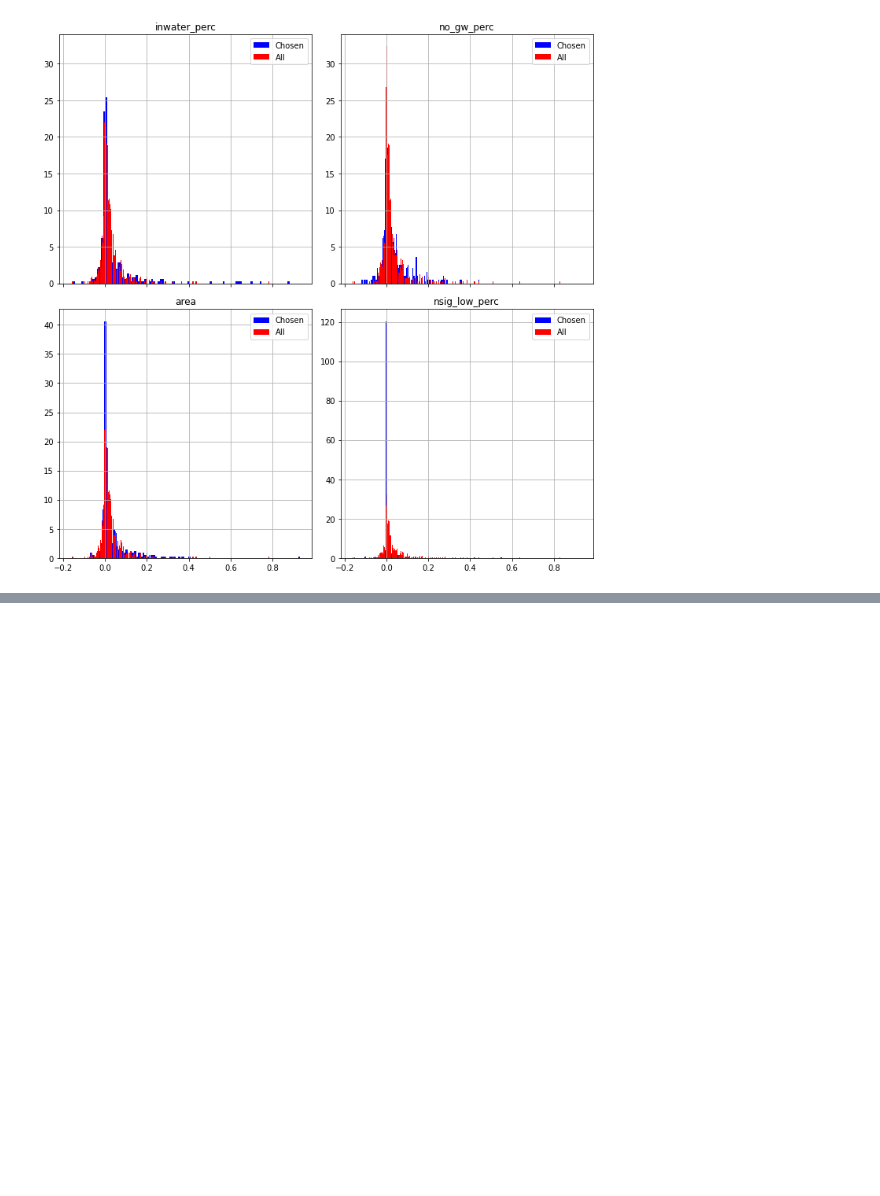
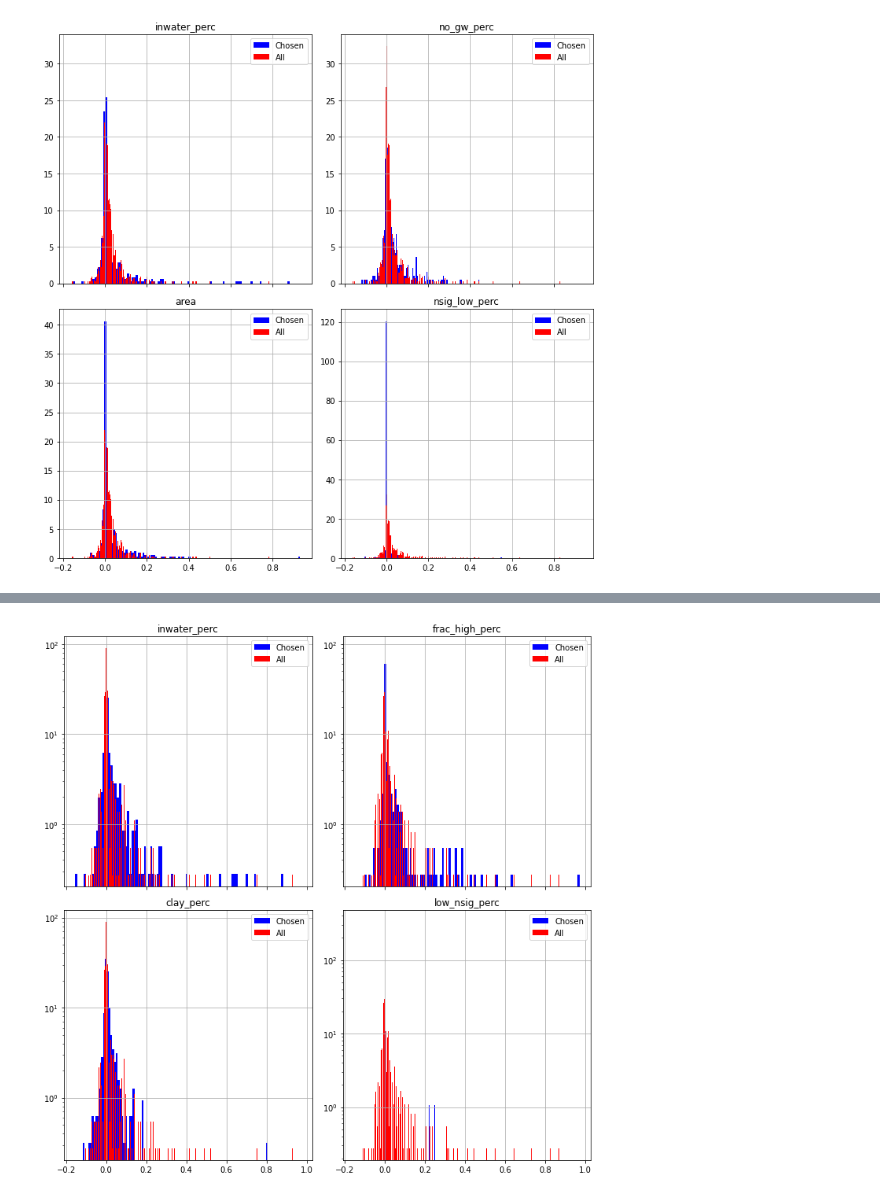
Before and after one commit to bernharl/Master-Thesis, a Jupyter notebook: notebooks/permutation_test.ipynb, the cells around one changed output, grey strips where cells are left out. Drawn from its saved outputs; the diff is of its cells as text; code cells hidden in the pictures; blank space fills up the shorter version.

```diff
--- a/notebooks/permutation_test.ipynb
+++ b/notebooks/permutation_test.ipynb
@@ -301,0 +301,20 @@ plt.show()
+# %%
+k = 5
+permutations_all_features_fixed = parse_results(
+    "/home/bernhard/git/Master-Thesis/runs/correlation_reduction/all_features_fixed_cv/permutation/",
+    k=k,
+)
+nse_values_all_features_fixed = load_cv_results(
+    main_folder="/home/bernhard/git/Master-Thesis/runs/correlation_reduction/all_features_fixed_cv/",
+    model_type="ealstm",
+    seed="19970204",
+    k=k,
+    epoch=20,
+)
+importance_all_features_fixed = calc_i(
+    permutations_all_features_fixed,
+    nse_values_all_features_fixed,
+    k=k,
+    min_nse=0.7,
+    epoch=20,
+)
@@ -301,0 +342,23 @@ plt.show()
+# %%
+fig, axes = plt.subplots(
+    2, 2, sharex=True, sharey=False, figsize=[10, 10]
+)  # , figsize=[4.7747, 4.7747])
+axes = axes.flatten()
+
+features = ["inwater_perc", "frac_high_perc", "clay_perc", "low_nsig_perc"]
+
+for i, feature in enumerate(features):
+    plot_importances(
+        importance_chosen_features, feature, ax=axes[i], color="blue", label="Chosen"
+    )
+    plot_importances(
+        importance_all_features_fixed, features, ax=axes[i], color="red", label="All"
+    )
+    axes[i].legend()
+    axes[i].set_title(feature)
+    axes[i].grid()
+    axes[i].set_yscale("log")
+fig.tight_layout()
+plt.show()
+# %% [output]
+[figure, added]
```
Also changed, not shown: parts of 5 cells of this notebook, 1 other file.
